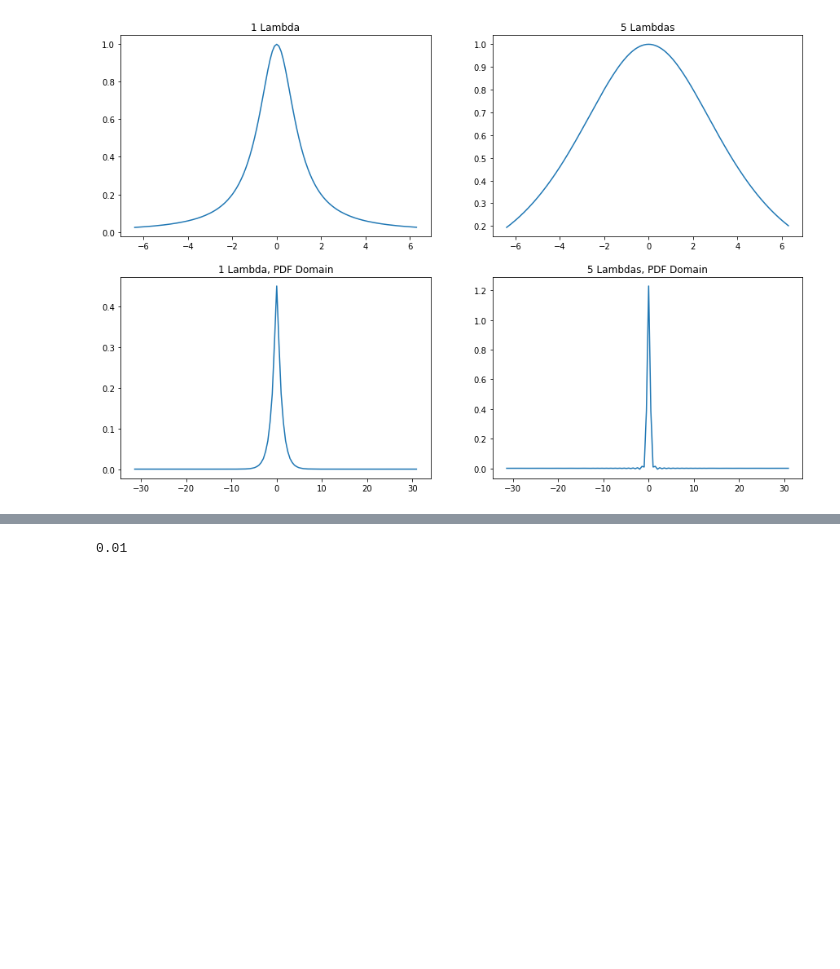
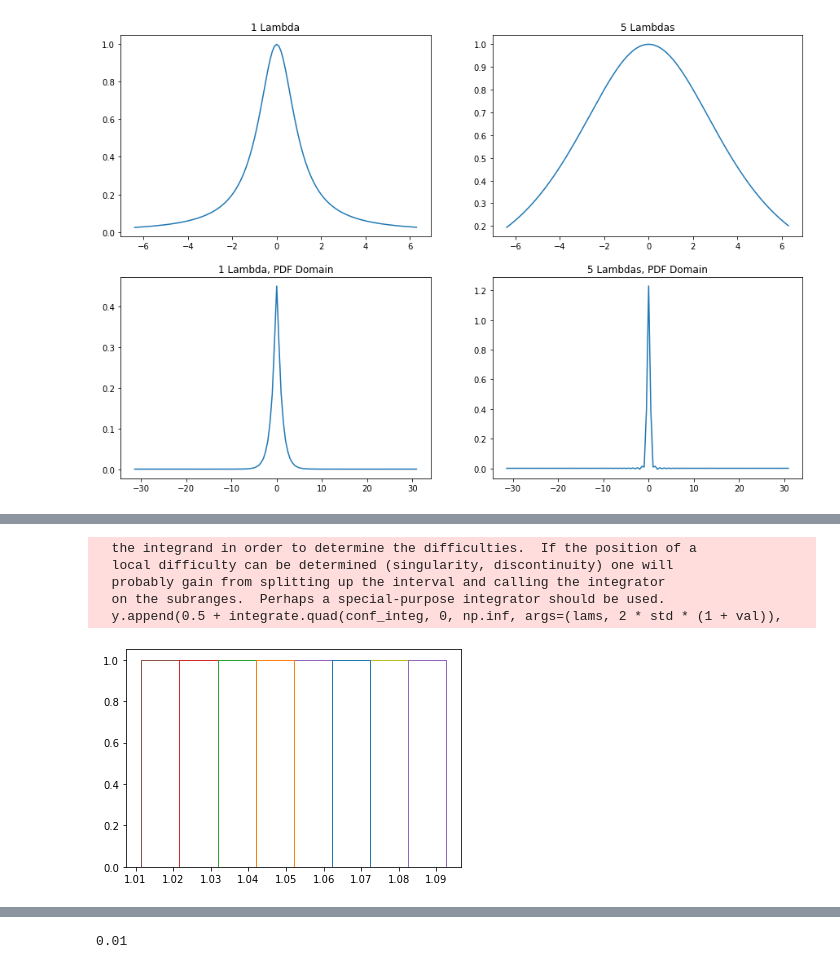
Before and after one commit to jlcbrown/FFT_hypoexp_comp, a Jupyter notebook: FFT_computation_testing.ipynb, the cells around one changed output, grey strips where cells are left out. Cells and saved outputs as stored; diff of their text form; code cells hidden in the pictures; blank space fills up the shorter version.

Commit message:
Add confidence interval calculator

```diff
--- a/FFT_computation_testing.ipynb
+++ b/FFT_computation_testing.ipynb
@@ -266,0 +280,25 @@ Trapezoidal rule of var of 5 Lambda case is (0.11707724075205701+4.6279773763729
+# %%
+def get_cdf(lams):
+
+    y = []
+    vals = np.arange(0, 0.21, 0.01)
+    var = 2 * np.sum(1 / lams**2) / len(lams)
+    std = np.sqrt(var)
+    for val in vals:
+        y.append(0.5 + integrate.quad(conf_integ, 0, np.inf, args=(lams, 2 * std * (1 + val)),
+                                      limit=50)[0])
+    return(1 + vals, y)
+
+def invert(x, y):
+    interp = interp1d(y, x)
+    inv = interp(stats.norm.cdf(2))
+    return(inv)
+
+def get_conf_rat(lams):
+    x, y = get_cdf(lams)
+    inv = invert(x, y)
+
+    return(inv)
+lams = np.ones(1)
+
+print(get_conf_rat(lams))
@@ -266,0 +312,4 @@ Trapezoidal rule of var of 5 Lambda case is (0.11707724075205701+4.6279773763729
+# %%
+%%timeit
+lams = np.random.uniform(low=1, high=2, size=100)
+inv = get_conf_rat(lams)
@@ -266,0 +318,13 @@ Trapezoidal rule of var of 5 Lambda case is (0.11707724075205701+4.6279773763729
+# %%
+lams = np.random.pareto(a=1, size=[100, 100])
+invs = []
+for lam_ind in range(100):
+    inv = get_conf_rat(lams[lam_ind])
+    invs.append(inv)
+# %% [output]
+  the integrand in order to determine the difficulties.  If the position of a
+  local difficulty can be determined (singularity, discontinuity) one will
+  probably gain from splitting up the interval and calling the integrator
+  on the subranges.  Perhaps a special-purpose integrator should be used.
+  y.append(0.5 + integrate.quad(conf_integ, 0, np.inf, args=(lams, 2 * std * (1 + val)),
+[figure, added]
```
Also changed, not shown: parts of 10 cells of this notebook.
